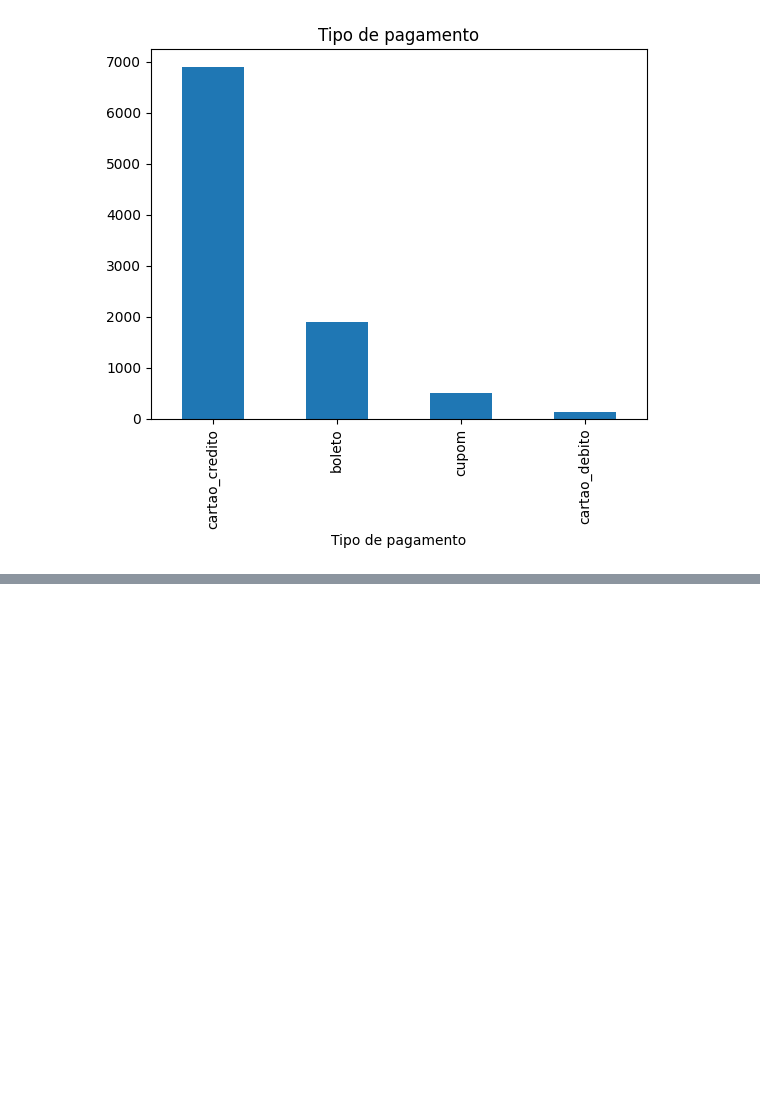
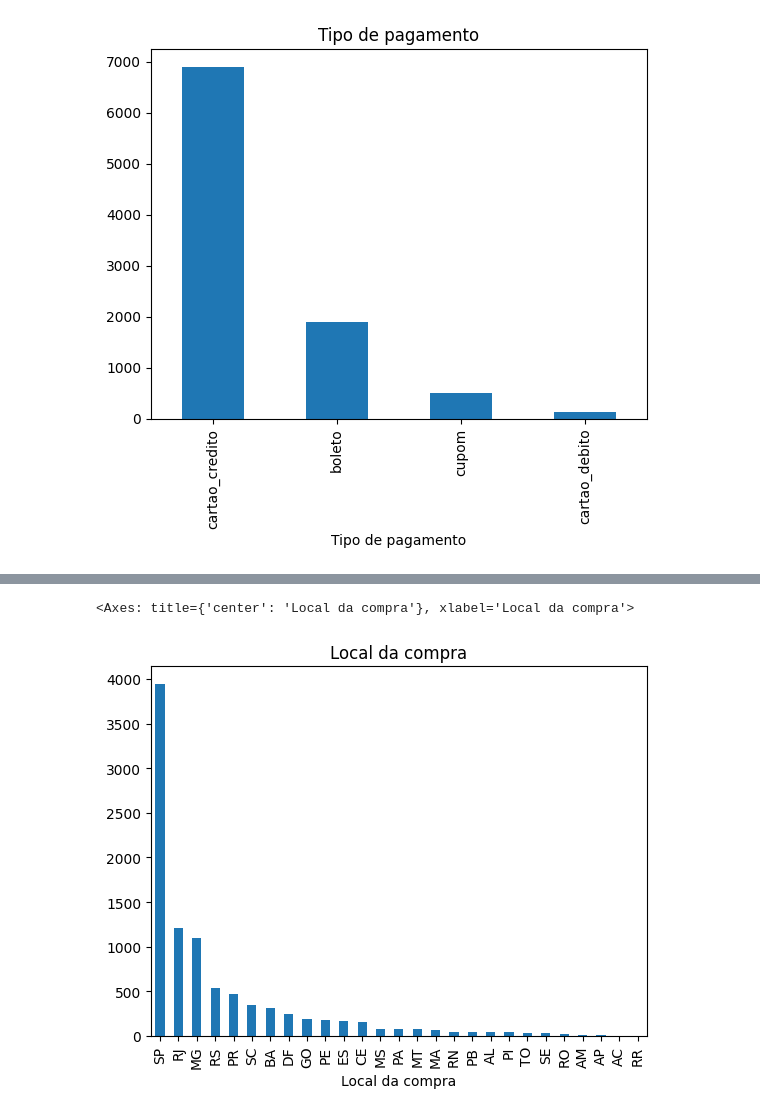
Before and after one commit to gideaofigueiredo/streamlit-dashboard-vendas, a Jupyter notebook: dashboard.ipynb, the cells around one changed output, grey strips where cells are left out. Saved outputs shown, nothing was run; the diff lists cells and outputs as text; code cells hidden in the pictures; blank space fills up the shorter version.

```diff
--- a/dashboard.ipynb
+++ b/dashboard.ipynb
@@ -134,0 +145,5 @@ dados["Tipo de pagamento"].value_counts().plot(kind="bar", title="Tipo de pagame
+# %%
+dados["Local da compra"].value_counts().plot(kind="bar", title="Local da compra")
+# %% [output]
+<Axes: title={'center': 'Local da compra'}, xlabel='Local da compra'>
+[figure, added]
```
Also changed, not shown: parts of 3 cells of this notebook.
